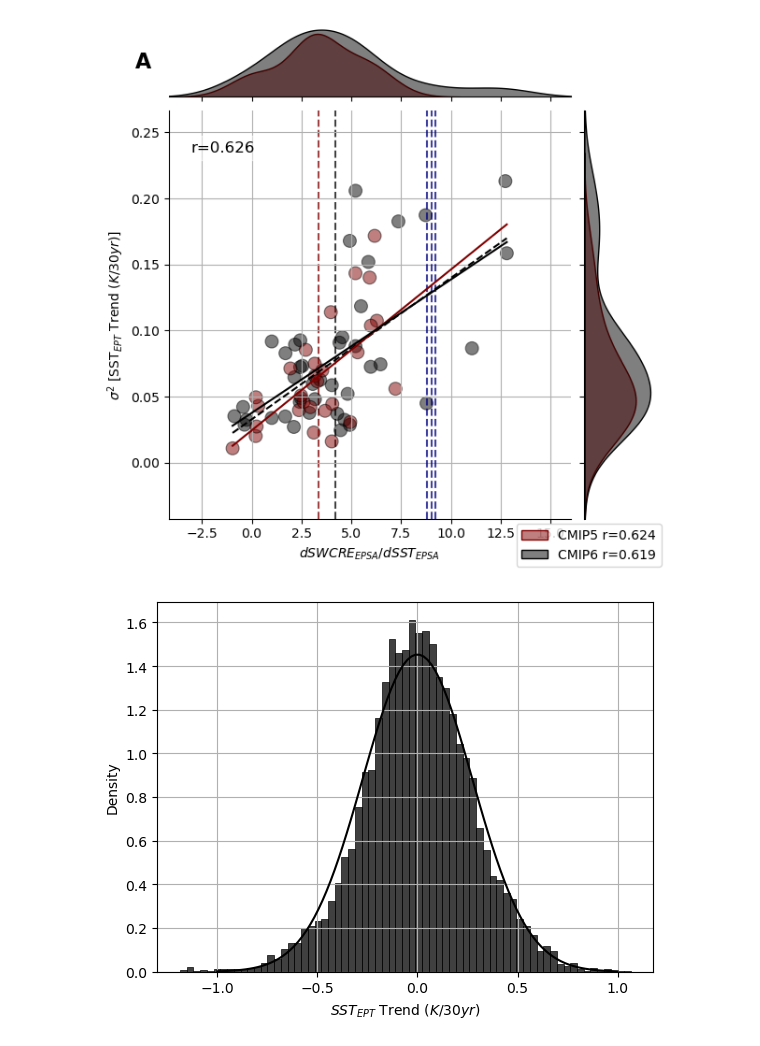
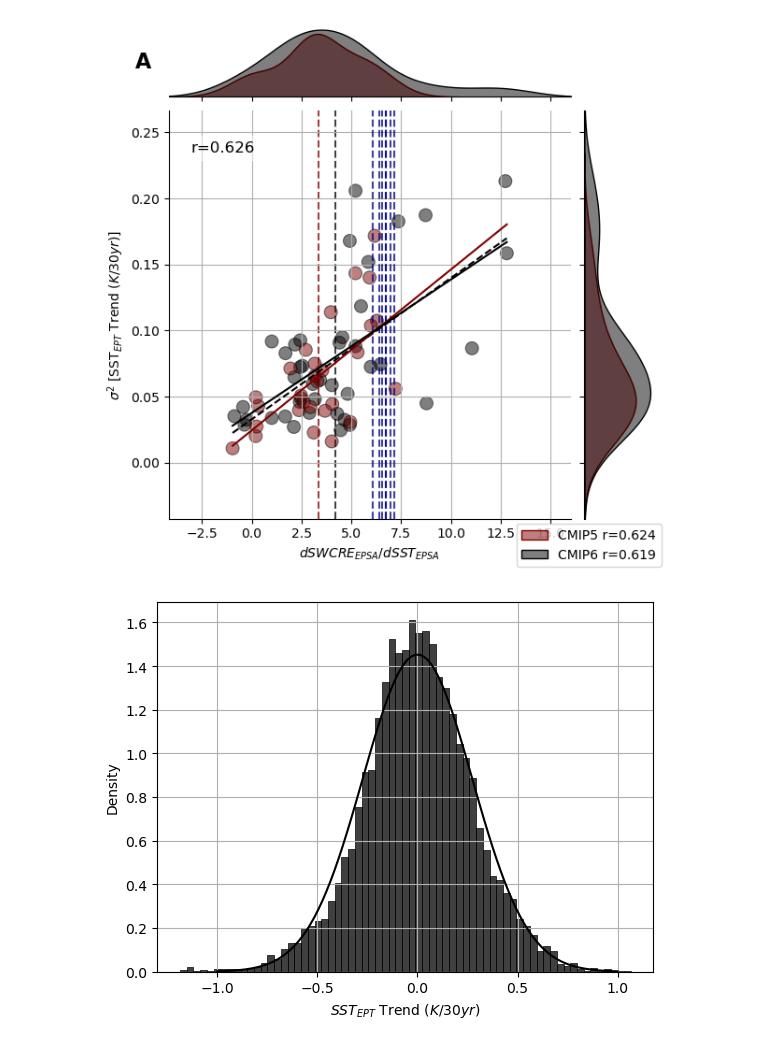
Before and after one commit to zacespinosa/tropical_pacific_clouds, a Jupyter notebook: bootstrap_variance.ipynb, the cells around one changed output. Saved outputs shown, nothing was run; the diff lists cells and outputs as text; code cells hidden in the pictures.

Commit message:
update scatter plot

```diff
--- a/bootstrap_variance.ipynb
+++ b/bootstrap_variance.ipynb
@@ -42,12 +42,14 @@ def create_scatter_hists(x6, y6, x5: list = [], y5: list = [], vline=0, xlabel:
     borderx, bordery = .25*abs(np.max(x)), .25*abs(np.max(y))
 
     # Vertical Lines for Observations
-    if len(vline) >= 1:
-        g.ax_joint.vlines(vline[0], ymin=ymin-bordery, ymax=ymax+bordery, color="navy", linestyle="--", label='Obs', alpha=.75) # ERA5
-    if len(vline) >= 2:
-        g.ax_joint.vlines(vline[1], ymin=ymin-bordery, ymax=ymax+bordery, color="navy", linestyle="--",  label='_nolegend_', alpha=.75) # NOAA
-    if len(vline) >= 3:
-        g.ax_joint.vlines(vline[2], ymin=ymin-bordery, ymax=ymax+bordery, color="navy", linestyle="--", label='_nolegend_', alpha=.75) # COBE
+    # if len(vline) >= 1:
+    #     g.ax_joint.vlines(vline[0], ymin=ymin-bordery, ymax=ymax+bordery, color="navy", linestyle="--", label='Obs', alpha=.75) # ERA5
+    # if len(vline) >= 2:
+    #     g.ax_joint.vlines(vline[1], ymin=ymin-bordery, ymax=ymax+bordery, color="navy", linestyle="--",  label='_nolegend_', alpha=.75) # NOAA
+    # if len(vline) >= 3:
+    #     g.ax_joint.vlines(vline[2], ymin=ymin-bordery, ymax=ymax+bordery, color="navy", linestyle="--", label='_nolegend_', alpha=.75) # COBE
+
+    g.ax_joint.vlines(vline, ymin=ymin-bordery, ymax=ymax+bordery, color="navy", linestyle="--", label='_nolegend_', alpha=.75) # COBE
 
     # Vertical Lines for Ensemble Means
     g.ax_joint.vlines(np.mean(x5), ymin=ymin-bordery, ymax=ymax+bordery, color=colors[1], linestyle="--", label='_nolegend_', alpha=.75, zorder=0) # COBE
@@ -90,9 +92,9 @@ def get_shared_models(ds1: xr.Dataset, ds2: xr.Dataset) -> Tuple[xr.Dataset, xr.
 swcf_cmip6, sst_ept_cmip6 = get_shared_models(xr.open_dataarray("data/piControl/swcf_east_sa_cmip6.nc"), xr.open_dataarray("data/piControl/rolling_gradient_cmip6_eastPacificTriangle_trend.nc"))
 swcf_cmip5, sst_ept_cmip5 = get_shared_models(xr.open_dataarray("data/piControl/swcf_east_sa_cmip5.nc"), xr.open_dataarray("data/piControl/rolling_gradient_cmip5_eastPacificTriangle_trend.nc"))
 # %%
-create_scatter_hists(swcf_cmip6.values, sst_ept_cmip6.var("time").values, swcf_cmip5.values, sst_ept_cmip5.var("time").values, vline=[9.033, 8.813, 9.20], left_title="A", xlabel=r"$dSWCRE_{EPSA}/dSST_{EPSA}$", ylabel=r"$\sigma^2$ [SST$_{EPT}$ Trend ($K/30yr$)]")
+create_scatter_hists(swcf_cmip6.values, sst_ept_cmip6.var("time").values, swcf_cmip5.values, sst_ept_cmip5.var("time").values, vline=[6.95681649, 6.74591779, 7.16189106, 6.3948513 , 6.54217176, 6.06338423, 6.7427297], left_title="A", xlabel=r"$dSWCRE_{EPSA}/dSST_{EPSA}$", ylabel=r"$\sigma^2$ [SST$_{EPT}$ Trend ($K/30yr$)]")
 # %% [output]
-[figure, old version]
+[figure, new version]
 # %%
 import scipy.stats as stats
 import random
```
Also changed, not shown: parts of 5 cells of this notebook.
